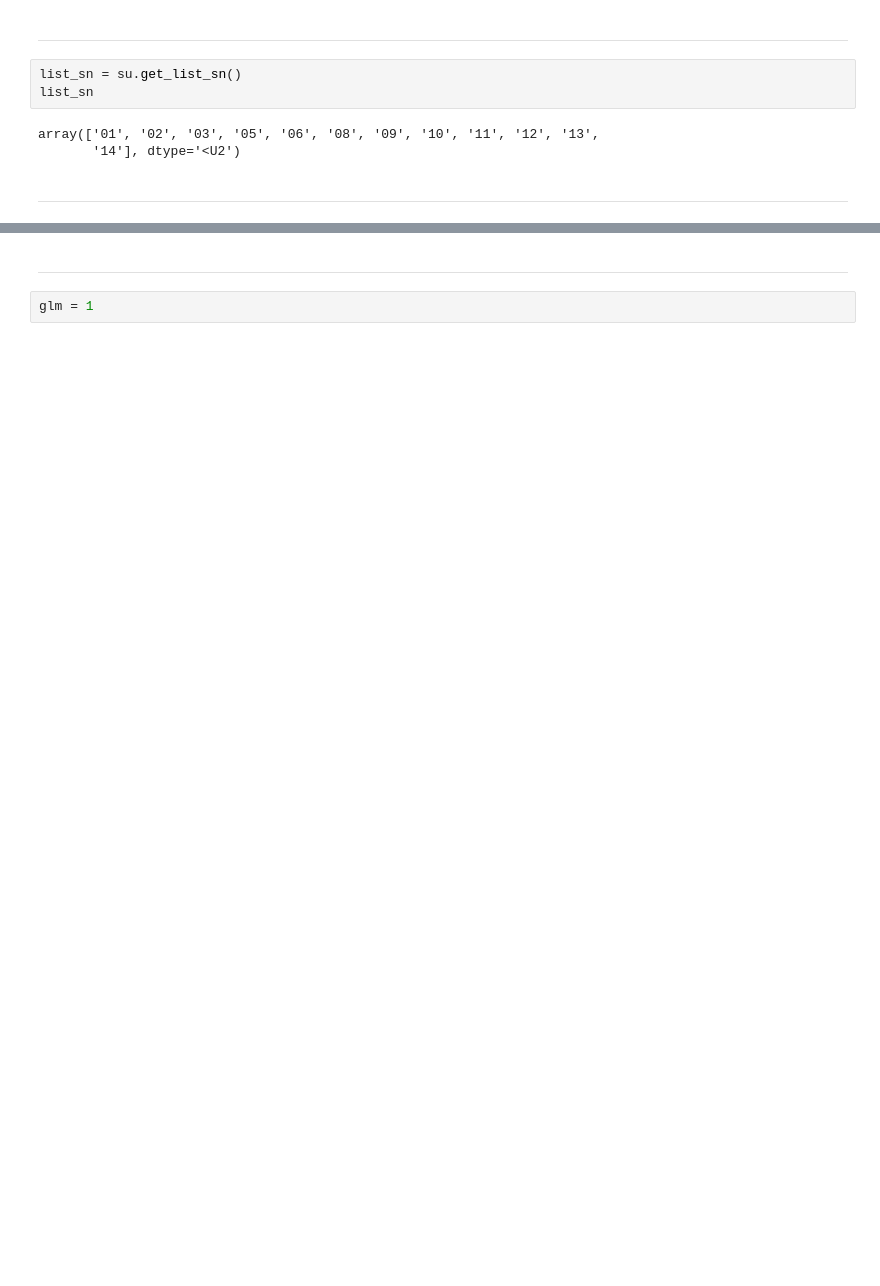
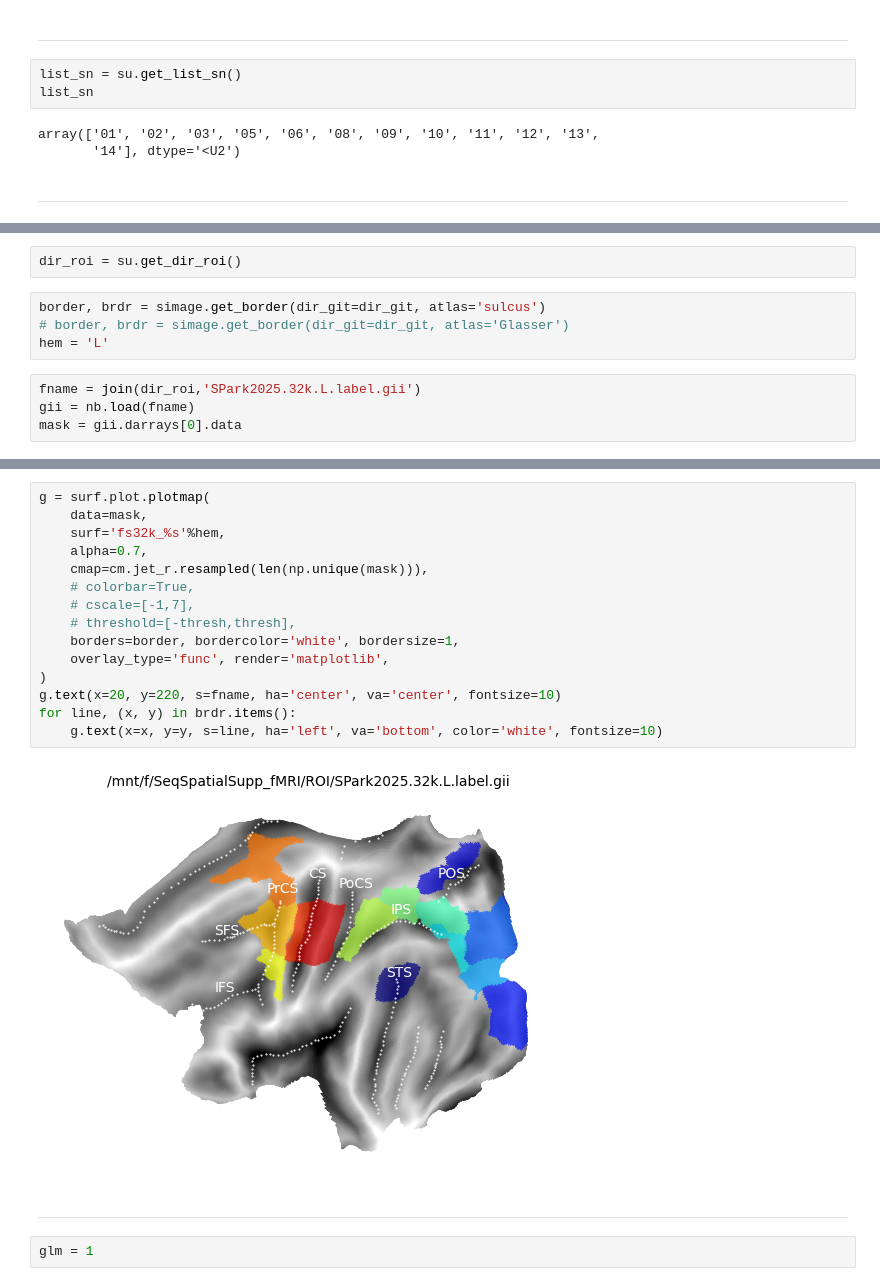
Before and after one commit to psb629/SeqSpatialSupp_fMRI, a Jupyter notebook: scripts/func.extract_beta_roi.ipynb, the cells around one changed output, grey strips where cells are left out. Cells and saved outputs as stored; diff of their text form; blank space fills up the shorter version.

```diff
--- a/scripts/func.extract_beta_roi.ipynb
+++ b/scripts/func.extract_beta_roi.ipynb
@@ -73,0 +73,10 @@ list_label = [1, 2, 3, 4, 5, 6, 7, 8]
+# %%
+dir_roi = su.get_dir_roi()
+# %%
+border, brdr = simage.get_border(dir_git=dir_git, atlas='sulcus')
+# border, brdr = simage.get_border(dir_git=dir_git, atlas='Glasser')
+hem = 'L'
+# %%
+fname = join(dir_roi,'SPark2025.32k.L.label.gii')
+gii = nb.load(fname)
+mask = gii.darrays[0].data
@@ -74,3 +94,20 @@ list_label = [1, 2, 3, 4, 5, 6, 7, 8]
+# %%
+g = surf.plot.plotmap(
+    data=mask,
+    surf='fs32k_%s'%hem,
+    alpha=0.7,
+    cmap=cm.jet_r.resampled(len(np.unique(mask))),
+    # colorbar=True,
+    # cscale=[-1,7],
+    # threshold=[-thresh,thresh],
+    borders=border, bordercolor='white', bordersize=1,
+    overlay_type='func', render='matplotlib',
+)
+g.text(x=20, y=220, s=fname, ha='center', va='center', fontsize=10)
+for line, (x, y) in brdr.items():
+    g.text(x=x, y=y, s=line, ha='left', va='bottom', color='white', fontsize=10)
+# %% [output]
+[figure, added]
 # %% [markdown]
 ---
 # %%
```
Also changed, not shown: parts of 18 cells of this notebook, 2 other files.
